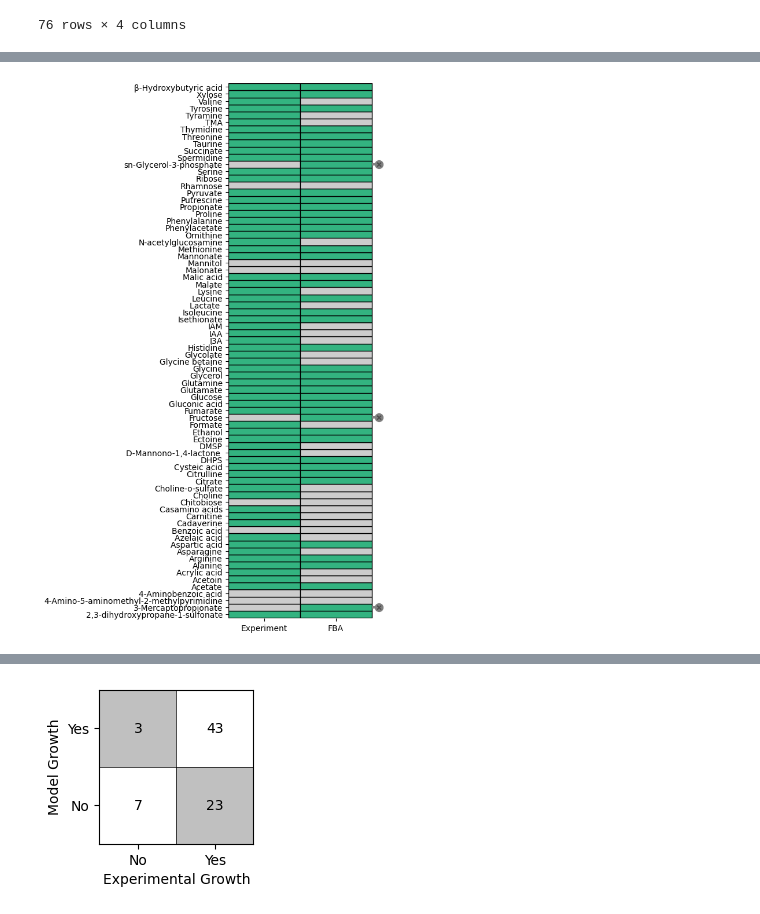
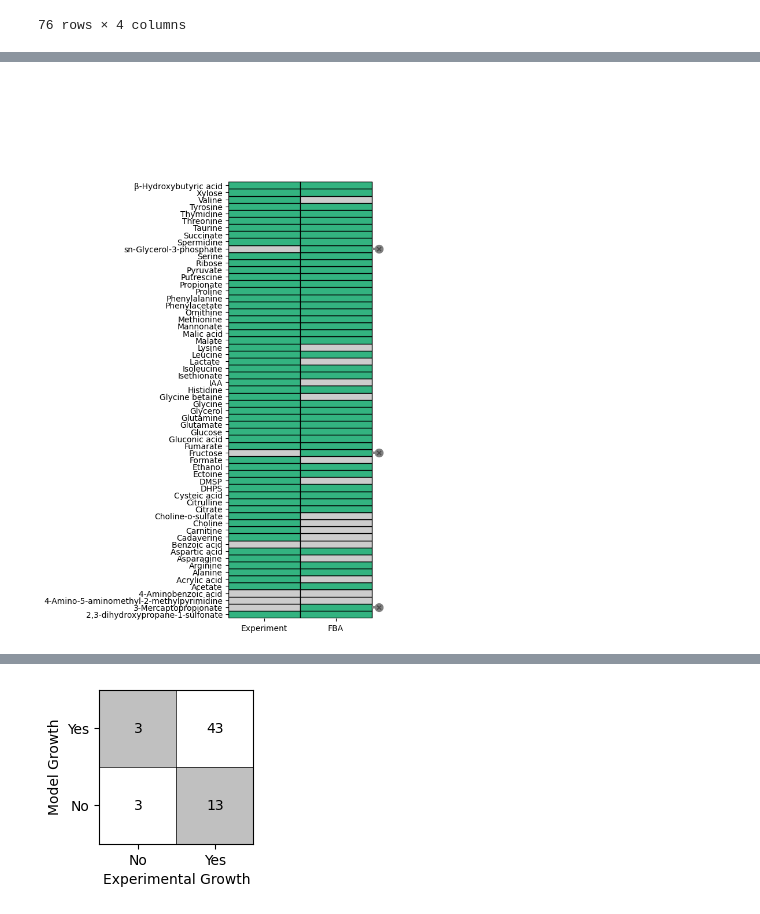
Before and after one commit to C-CoMP-STC/rpom-fba, a Jupyter notebook: figures/growth_no_growth.ipynb, the cells around one changed output, grey strips where cells are left out. Drawn from its saved outputs; the diff is of its cells as text; code cells hidden in the pictures.

```diff
--- a/figures/growth_no_growth.ipynb
+++ b/figures/growth_no_growth.ipynb
@@ -43,9 +41,9 @@ data
 | 75 | β-Hydroxybutyric acid | CPD-335 | yes | NaN |
 76 rows × 4 columns
 # %%
-presence_c = [np.mean([f"{met}[c]" in model.metabolites for met in metid.split(", ")]) if isinstance(metid, str) else "" for metid in data["BIOCYC ID"]]
-presence_p = [np.mean([f"{met}[p]" in model.metabolites for met in metid.split(", ")]) if isinstance(metid, str) else "" for metid in data["BIOCYC ID"]]
-presence_e = [np.mean([f"{met}[e]" in model.metabolites for met in metid.split(", ")]) if isinstance(metid, str) else "" for metid in data["BIOCYC ID"]]
+presence_c = [np.mean([f"{met}[c]" in model.metabolites for met in metid.split(", ")]) if isinstance(metid, str) else 0 for metid in data["BIOCYC ID"]]
+presence_p = [np.mean([f"{met}[p]" in model.metabolites for met in metid.split(", ")]) if isinstance(metid, str) else 0 for metid in data["BIOCYC ID"]]
+presence_e = [np.mean([f"{met}[e]" in model.metabolites for met in metid.split(", ")]) if isinstance(metid, str) else 0 for metid in data["BIOCYC ID"]]
 # %%
 data["In model [c]"] = presence_c
 data["In model [p]"] = presence_p
@@ -120,47 +154,48 @@ data["Model Growth"] = [np.mean([g_i > 0 for g_i in g]) for g in growth]
 fig, ax = plt.subplots()
 
 # Get experimental and model growth for heatmap
-true_growth = (data["Growth (yes/no)"] == "yes").values
-model_growth = data["Model Growth"].values
+true_growth = (data["Growth (yes/no)"] == "yes")[data["In model [c]"] > 0].values
+model_growth = data["Model Growth"][data["In model [c]"] > 0].values
 
 # Create the heatmap
 cmap = LinearSegmentedColormap.from_list("", ["0.8", (0.2, 0.7, 0.5)])
 
 patches = []
 for y, (g_true, g_model) in enumerate(np.array([true_growth, model_growth]).T):
-    patches.append(Rectangle((0, y), 1, 1, color=cmap(g_true), ec="k"))
-    patches.append(Rectangle((1, y), 1, 1, color=cmap(g_model), ec="k"))
+    if presence:
+        patches.append(Rectangle((0, y), 1, 1, color=cmap(g_true), ec="k"))
+        patches.append(Rectangle((1, y), 1, 1, color=cmap(g_model), ec="k"))
 
 pc = PatchCollection(patches, match_original=True)
 ax.add_collection(pc)
 
 # Add lollipops to indicate metabolites for which we can infer there is no transport
 no_transport = np.where(~true_growth & (model_growth > 0.5))[0]
 ax.hlines(0.5 + no_transport, 2, 2.05, color="0.5", lw=3)
 ax.scatter([2.1] * len(no_transport),
            0.5 + no_transport, s=100, color="0.5", marker="o")
 ax.scatter([2.1] * len(no_transport),
            0.5 + no_transport, s=25, color="0.3", marker="x")
 
 ax.set_xlim(0, 2.5)
 ax.set_ylim(-0.1, len(data["Substrate"]))
 
 # Set the tick labels and positions
 ax.set_xticks([0.5, 1.5])
 ax.set_xticklabels(["Experiment", "FBA"])
-ax.set_yticks(0.5 + np.arange(len(data["Substrate"])))
-ax.set_yticklabels(data["Substrate"])
+ax.set_yticks(0.5 + np.arange(len(data["Substrate"][data["In model [c]"] > 0])))
+ax.set_yticklabels(data["Substrate"][data["In model [c]"] > 0])
 
 # Add a colorbar
 # cbar = fig.colorbar(heatmap)
 
 # Hide spines
 ax.spines['top'].set_visible(False)
 ax.spines['right'].set_visible(False)
 ax.spines['bottom'].set_visible(False)
 ax.spines['left'].set_visible(False)
 
 # Set size
 fig.set_size_inches(4, 12)
 # %% [output]
-[figure, old version]
+[figure, new version]
```
Also changed, not shown: parts of 6 cells of this notebook, 25 other files.
